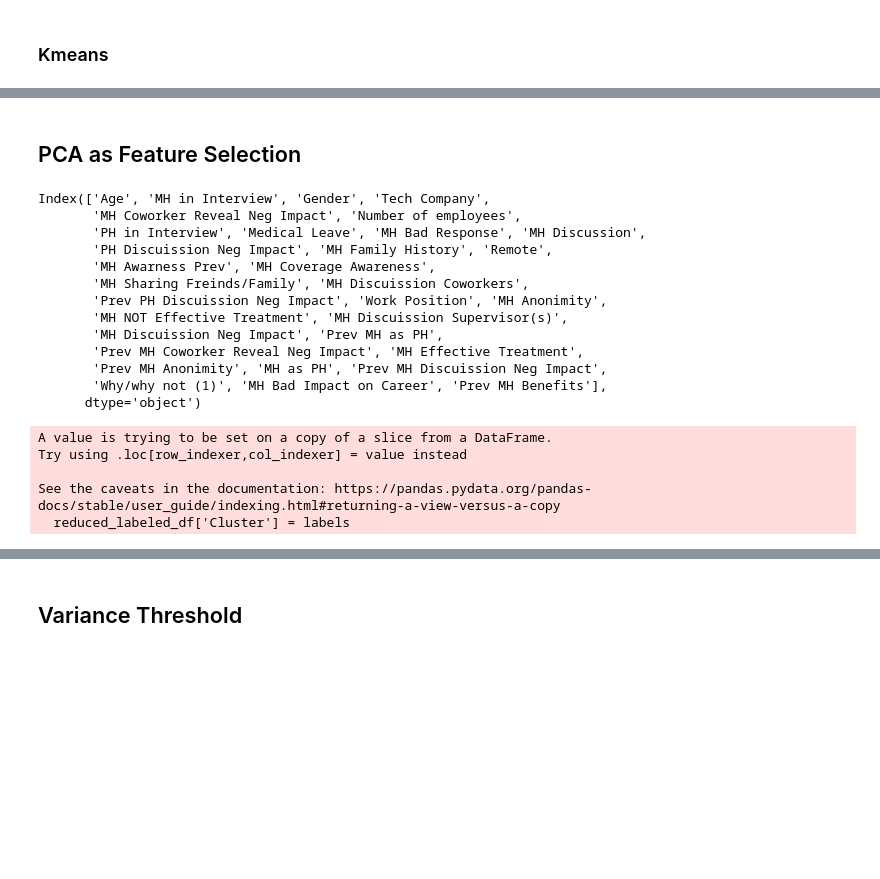
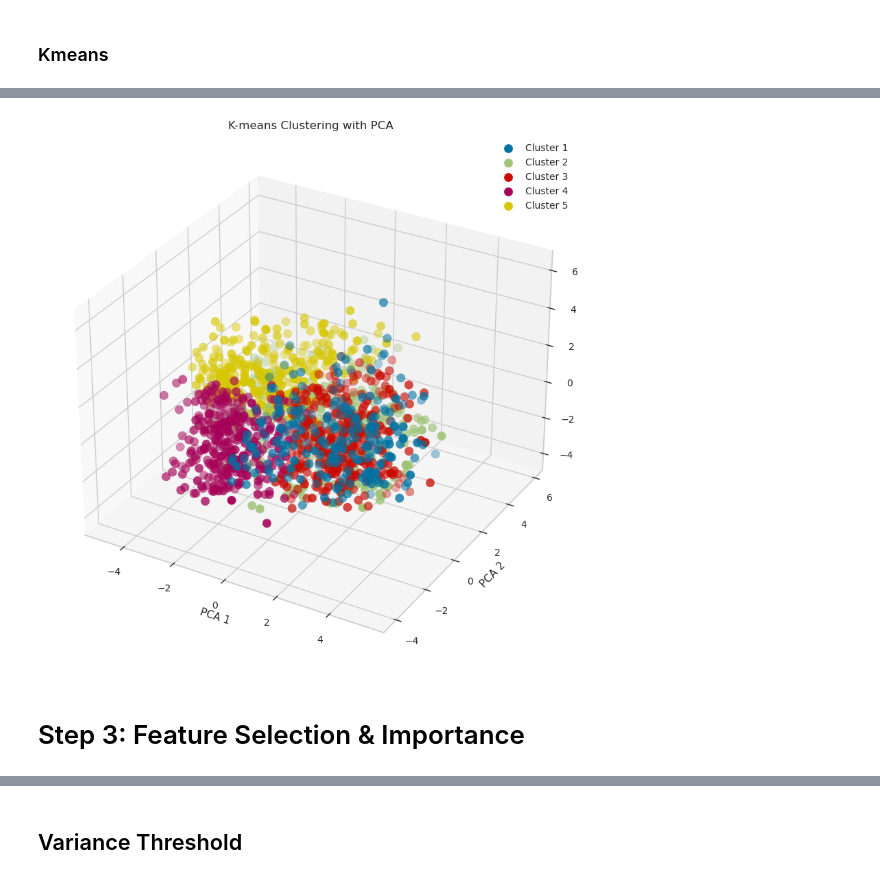
Before and after one commit to gulomovazukhrakhon/kaggle, a Jupyter notebook: mental-health-in-tech.ipynb, the cells around one changed output, grey strips where cells are left out. Saved outputs shown, nothing was run; the diff lists cells and outputs as text; code cells hidden in the pictures; blank space fills up the shorter version.

```diff
--- a/mental-health-in-tech.ipynb
+++ b/mental-health-in-tech.ipynb
@@ -1184,34 +1249,18 @@ plt.show()
+# %%
+# Visualization of kmeans with PCA
+
+plt.figure(figsize=(10, 12))
+ax = plt.axes(projection ="3d")
+
+for i in range(5):
+    ax.scatter3D(principal_components[labels == i][:, 0], principal_components[labels == i][:, 1],
+                 principal_components[labels == i][:, 2],label=f'Cluster {i + 1}', s=80)
+plt.xlabel('PCA 1')
+plt.ylabel('PCA 2')
+plt.title('K-means Clustering with PCA')
+plt.legend()
+plt.show()
+# %% [output]
+[figure, added]
 # %% [markdown]
-## PCA as Feature Selection
+# Step 3: Feature Selection & Importance
-# %%
-top_components = pca.components_[:n_components]
-# Calculate the absolute values of loadings and sort features by importance
-feature_importance = np.abs(top_components).sum(axis=0)
-sorted_feature_indices = np.argsort(feature_importance)[::-1]
-# Select the top features
-selected_feature_indices = sorted_feature_indices[:n_components]
-selected_features = scaled_df.columns[selected_feature_indices]
-selected_features
-# %% [output]
-Index(['Age', 'MH in Interview', 'Gender', 'Tech Company',
-       'MH Coworker Reveal Neg Impact', 'Number of employees',
-       'PH in Interview', 'Medical Leave', 'MH Bad Response', 'MH Discussion',
-       'PH Discuission Neg Impact', 'MH Family History', 'Remote',
-       'MH Awarness Prev', 'MH Coverage Awareness',
-       'MH Sharing Freinds/Family', 'MH Discuission Coworkers',
-       'Prev PH Discuission Neg Impact', 'Work Position', 'MH Anonimity',
-       'MH NOT Effective Treatment', 'MH Discuission Supervisor(s)',
-       'MH Discuission Neg Impact', 'Prev MH as PH',
-       'Prev MH Coworker Reveal Neg Impact', 'MH Effective Treatment',
-       'Prev MH Anonimity', 'MH as PH', 'Prev MH Discuission Neg Impact',
-       'Why/why not (1)', 'MH Bad Impact on Career', 'Prev MH Benefits'],
-      dtype='object')
-# %%
-reduced_labeled_df = labeled_df[selected_features]
-reduced_labeled_df['Cluster'] = labels
-# %% [output]
-A value is trying to be set on a copy of a slice from a DataFrame.
-Try using .loc[row_indexer,col_indexer] = value instead
-
-See the caveats in the documentation: https://pandas.pydata.org/pandas-docs/stable/user_guide/indexing.html#returning-a-view-versus-a-copy
-  reduced_labeled_df['Cluster'] = labels
```
Also changed, not shown: parts of 20 cells of this notebook.
